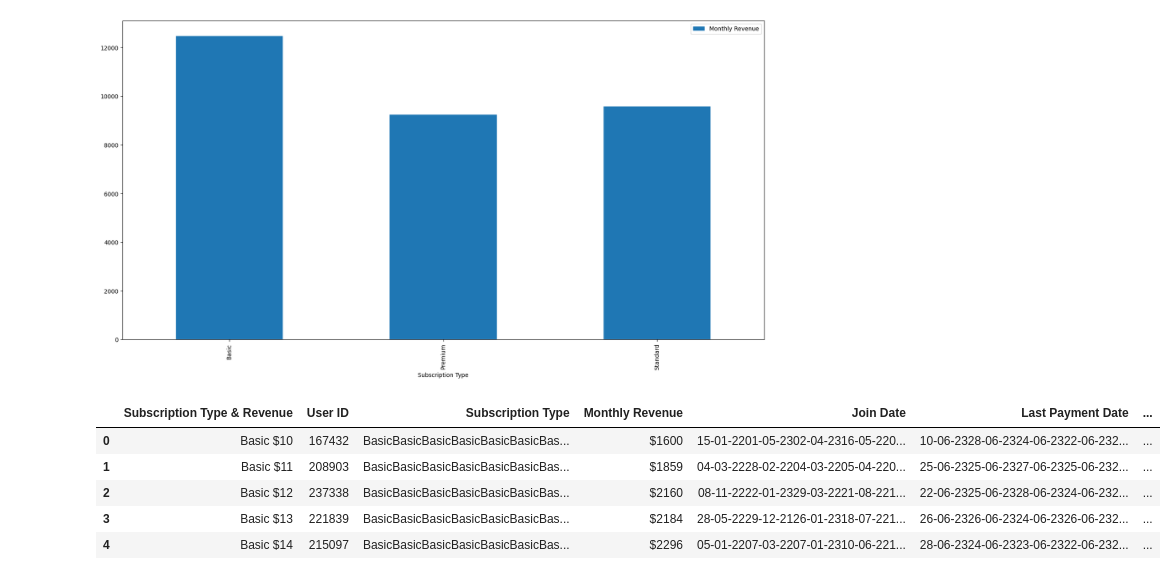
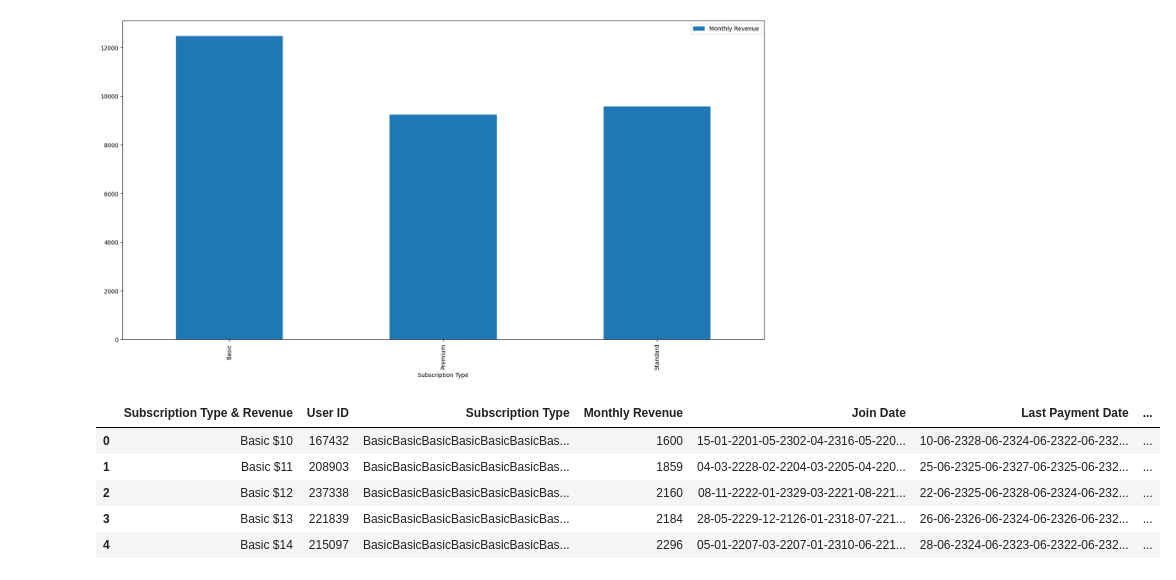
Before and after one commit to wbb-67/Netflix-TV-Shows-Movies, a Jupyter notebook: netflix-userbase-data-insights.ipynb, the cells around one changed output. Cells and saved outputs as stored; diff of their text form; code cells hidden in the pictures.

```diff
--- a/netflix-userbase-data-insights.ipynb
+++ b/netflix-userbase-data-insights.ipynb
@@ -86,15 +86,15 @@ plot_monthly_revenue = subs_revenue.plot.bar(x='Subscription Type', y='Monthly R
 # %%
 subs_monthly_revenue = df
 subs_monthly_revenue["Subscription Type & Revenue"] = subs_monthly_revenue["Subscription Type"]+" $"+subs_monthly_revenue["Monthly Revenue"].astype(str)
 subs_monthly_revenue = subs_monthly_revenue.groupby(['Subscription Type & Revenue']).sum().reset_index()
-subs_monthly_revenue['Monthly Revenue'] = "$"+subs_monthly_revenue['Monthly Revenue'].astype(str)
+#subs_monthly_revenue['Monthly Revenue'] = "$"+subs_monthly_revenue['Monthly Revenue'].astype(str)
 subs_monthly_revenue.sort_values("Monthly Revenue",ascending=True)[['Subscription Type & Revenue','Monthly Revenue']].plot.bar
 subs_monthly_revenue.head()
 # %% [output]
 |  | Subscription Type & Revenue | User ID | Subscription Type | Monthly Revenue | Join Date | Last Payment Date | ... |
-| 0 | Basic $10 | 167432 | BasicBasicBasicBasicBasicBasicBas... | $1600 | 15-01-2201-05-2302-04-2316-05-220... | 10-06-2328-06-2324-06-2322-06-232... | ... |
-| 1 | Basic $11 | 208903 | BasicBasicBasicBasicBasicBasicBas... | $1859 | 04-03-2228-02-2204-03-2205-04-220... | 25-06-2325-06-2327-06-2325-06-232... | ... |
-| 2 | Basic $12 | 237338 | BasicBasicBasicBasicBasicBasicBas... | $2160 | 08-11-2222-01-2329-03-2221-08-221... | 22-06-2325-06-2328-06-2324-06-232... | ... |
-| 3 | Basic $13 | 221839 | BasicBasicBasicBasicBasicBasicBas... | $2184 | 28-05-2229-12-2126-01-2318-07-221... | 26-06-2326-06-2324-06-2326-06-232... | ... |
-| 4 | Basic $14 | 215097 | BasicBasicBasicBasicBasicBasicBas... | $2296 | 05-01-2207-03-2207-01-2310-06-221... | 28-06-2324-06-2323-06-2322-06-232... | ... |
+| 0 | Basic $10 | 167432 | BasicBasicBasicBasicBasicBasicBas... | 1600 | 15-01-2201-05-2302-04-2316-05-220... | 10-06-2328-06-2324-06-2322-06-232... | ... |
+| 1 | Basic $11 | 208903 | BasicBasicBasicBasicBasicBasicBas... | 1859 | 04-03-2228-02-2204-03-2205-04-220... | 25-06-2325-06-2327-06-2325-06-232... | ... |
+| 2 | Basic $12 | 237338 | BasicBasicBasicBasicBasicBasicBas... | 2160 | 08-11-2222-01-2329-03-2221-08-221... | 22-06-2325-06-2328-06-2324-06-232... | ... |
+| 3 | Basic $13 | 221839 | BasicBasicBasicBasicBasicBasicBas... | 2184 | 28-05-2229-12-2126-01-2318-07-221... | 26-06-2326-06-2324-06-2326-06-232... | ... |
+| 4 | Basic $14 | 215097 | BasicBasicBasicBasicBasicBasicBas... | 2296 | 05-01-2207-03-2207-01-2310-06-221... | 28-06-2324-06-2323-06-2322-06-232... | ... |
 # %%
```
Also changed, not shown: parts of 1 cell of this notebook.
